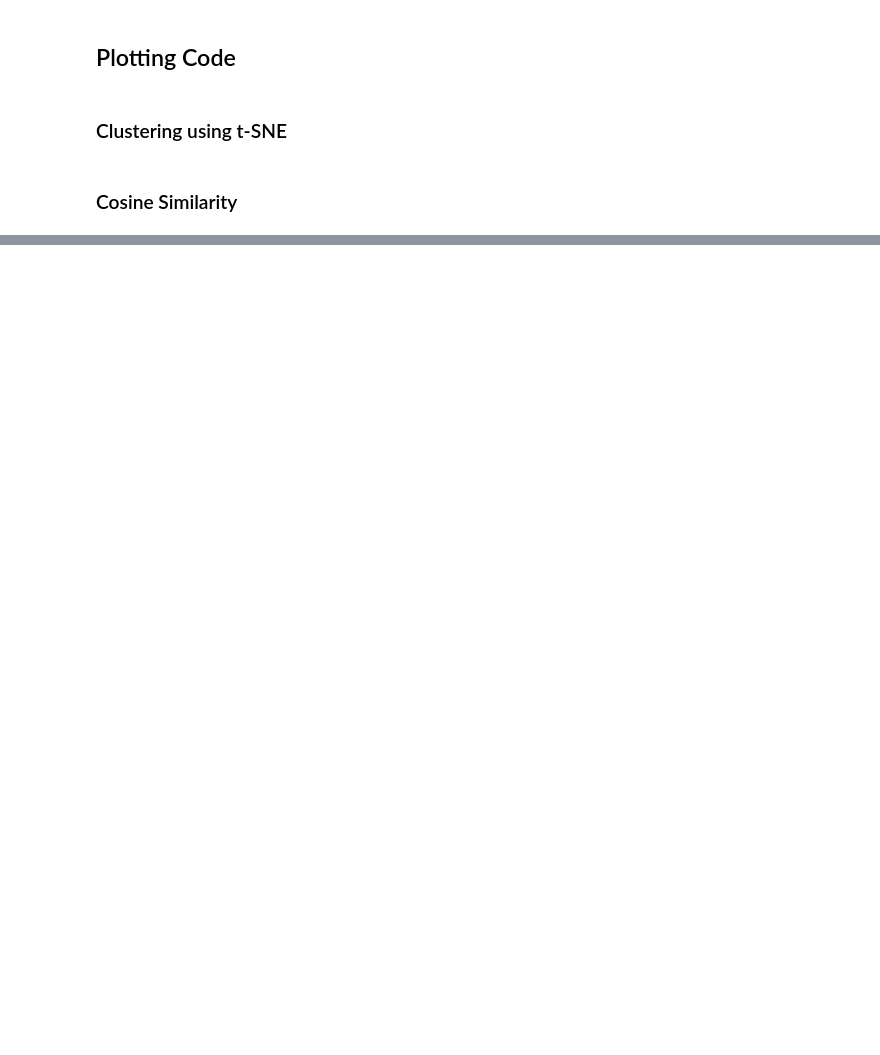
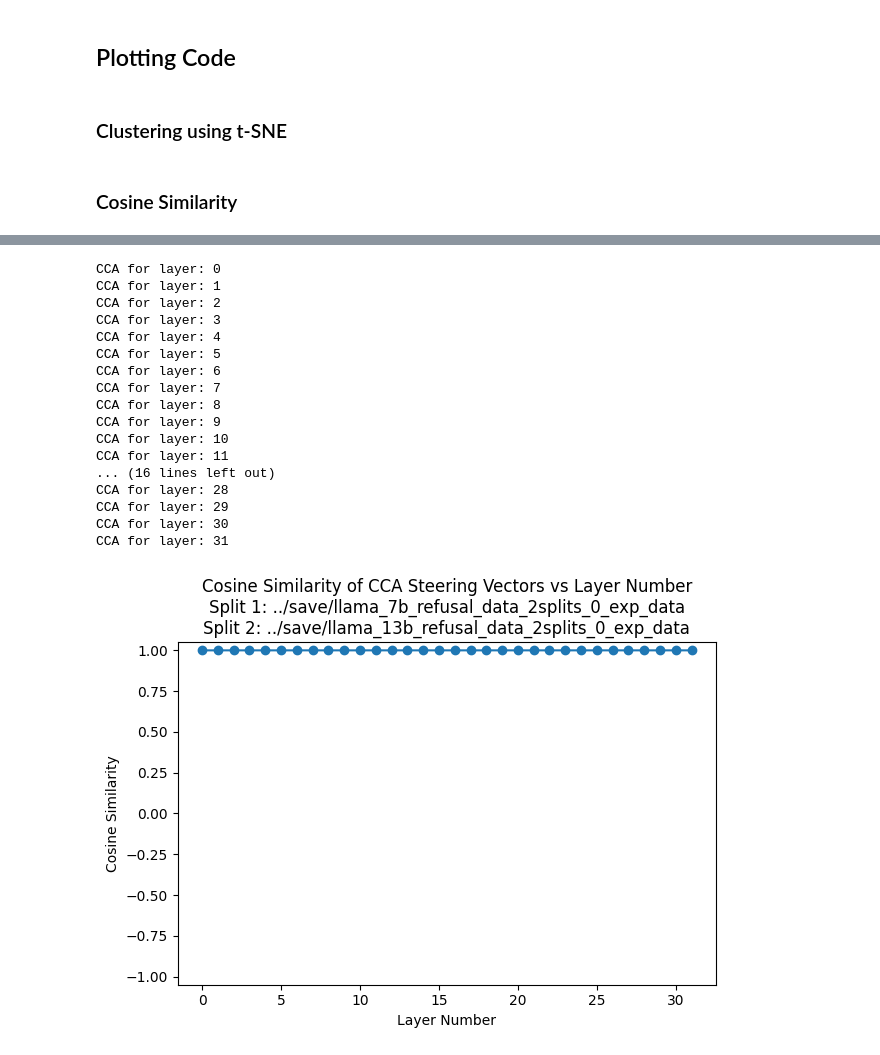
Before and after one commit to amad-person/activation-steering-llms, a Jupyter notebook: code/compare_steering_different_model.ipynb, the cells around one changed output, grey strips where cells are left out. Saved outputs shown, nothing was run; the diff lists cells and outputs as text; code cells hidden in the pictures; blank space fills up the shorter version.

Commit message:
First attempt at CCA and DCCA

```diff
--- a/code/compare_steering_different_model.ipynb
+++ b/code/compare_steering_different_model.ipynb
@@ -185,0 +193,40 @@ def plot_all_cosine_similarity(dirpath1, dirpath2, layers):
+# %%
+def plot_all_cca_values(dirpath1, dirpath2, layers):
+    # Learning common subspace for activation vectors using CCA
+    layer_cca_list = []
+    for layer in layers:
+        print("CCA for layer:", layer)
+        first_activations = torch.cat([torch.load(f"{dirpath1}/positive_layer_{layer}.pt"),
+                                       torch.load(f"{dirpath1}/negative_layer_{layer}.pt")])
+        second_activations = torch.cat([torch.load(f"{dirpath2}/positive_layer_{layer}.pt"),
+                                        torch.load(f"{dirpath2}/negative_layer_{layer}.pt")])
+        dim = min(first_activations.shape[1], second_activations.shape[1], 100)
+        cca = CCA(dim)
+        cca.fit([first_activations.numpy(), second_activations.numpy()])
+        layer_cca_list.append(cca)
+
+    # Transforming steering vectors into learnt subspace
+    split1_vec_list, split2_vec_list = [], []
+    for layer in layers:
+        split1_vec = torch.load(f"{dirpath1}/vec_layer_{layer}.pt")
+        split2_vec = torch.load(f"{dirpath2}/vec_layer_{layer}.pt")
+
+        cca = layer_cca_list[layer]
+        cca_split1_vec, cca_split2_vec = cca.transform([split1_vec, split2_vec])
+        split1_vec_list.append(cca_split1_vec)
+        split2_vec_list.append(cca_split2_vec)
+
+    # Computing cosine similarity for each pair
+    all_split1_vec = torch.stack(split1_vec_list).unsqueeze(1)
+    all_split2_vec = torch.stack(split2_vec_list).unsqueeze(1)
+    cosine_sim = F.cosine_similarity(all_split1_vec, all_split2_vec, dim=2).tolist()
+
+    # Visualization
+    plt.plot(layers, cosine_sim, marker='o')
+
+    plt.title(f"Cosine Similarity of CCA Steering Vectors vs Layer Number\nSplit 1: {dirpath1}\nSplit 2: {dirpath2}")
+    plt.xlabel("Layer Number")
+    plt.ylabel("Cosine Similarity")
+    plt.ylim([-1.05, 1.05])
+    plt.tight_layout()
+    plt.savefig("../save/cca_cosine_similarity_vs_layer.png")
@@ -199,0 +307,21 @@ plot_all_cosine_similarity(first_dirpath, second_dirpath, layer_numbers)
+# %%
+plot_all_cca_values(first_dirpath, second_dirpath, layer_numbers)
+# %% [output]
+CCA for layer: 0
+CCA for layer: 1
+CCA for layer: 2
+CCA for layer: 3
+CCA for layer: 4
+CCA for layer: 5
+CCA for layer: 6
+CCA for layer: 7
+CCA for layer: 8
+CCA for layer: 9
+CCA for layer: 10
+CCA for layer: 11
+... (16 lines left out)
+CCA for layer: 28
+CCA for layer: 29
+CCA for layer: 30
+CCA for layer: 31
+[figure, added]
```
Also changed, not shown: parts of 8 cells of this notebook, 1 other file.
